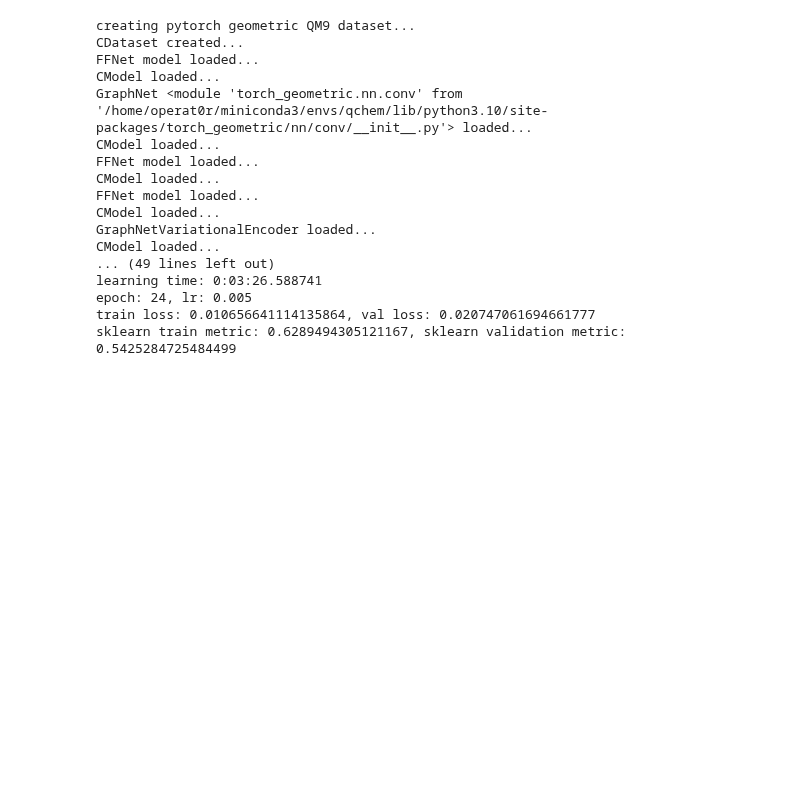
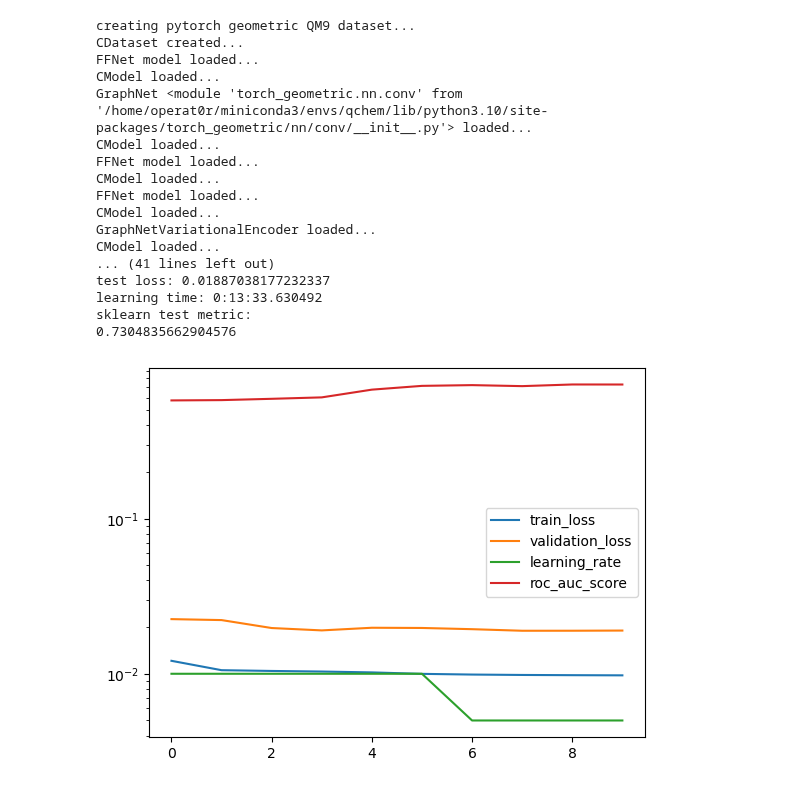
Before and after one commit to icanswim/qchem, a Jupyter notebook: experiment.ipynb, the cells around one changed output. Drawn from its saved outputs; the diff is of its cells as text; code cells hidden in the pictures; blank space fills up the shorter version.

Commit message:
variational graph models working.  experiments working.  push to main.

```diff
--- a/experiment.ipynb
+++ b/experiment.ipynb
@@ -194,5 +276,5 @@ l = Learn([PGDS], GraphNet, Selector,
 # %%
-#example graph variational autoencoder with adversarially regulation and GCNConv encoder
+#example graph variational autoencoder without adversarial regulation and GCNConv encoder
 
 model_params = {'in_channels': 11,
                 'hidden': 32,
@@ -208,7 +290,7 @@ ds_params = {'train_params': {'dataset': 'QM9',
                                             'transform': None}}}
 
 metrics_params = {'report_interval': 10,
-                  'log_plot': False,
+                  'log_plot': True,
                   'sk_metric_name': 'roc_auc_score',
                   'sk_params': {'average': 'macro',
                                 'multi_class': 'ovr'}}
@@ -221,35 +303,36 @@ crit_params = {'adversarial': False,
 
 sample_params = {'set_seed': 88,
                  'splits': (.7, .15),
                  'subset': False}
 
 sched_params = {'factor': .5,
                 'patience': 2,
                 'cooldown': 1,
                 'min_lr': .005}
 
 
 l = Learn([PGDS], GraphNetVariationalEncoder, Selector,
           Optimizer=Adam, Scheduler=ReduceLROnPlateau, Criterion=EncoderLoss, DataLoader=DataLoader,
           model_params=model_params, ds_params=ds_params, sample_params=sample_params,
           opt_params=opt_params, sched_params=sched_params, crit_params=crit_params,
           metrics_params=metrics_params,
           squeeze_y_pred=False, batch_size=128, epochs=10)
 # %% [output]
 creating pytorch geometric QM9 dataset...
 CDataset created...
 FFNet model loaded...
 CModel loaded...
 GraphNet <module 'torch_geometric.nn.conv' from '/home/operat0r/miniconda3/envs/qchem/lib/python3.10/site-packages/torch_geometric/nn/conv/__init__.py'> loaded...
 CModel loaded...
 FFNet model loaded...
 CModel loaded...
 FFNet model loaded...
 CModel loaded...
 GraphNetVariationalEncoder loaded...
 CModel loaded...
-... (49 lines left out)
-learning time: 0:03:26.588741
-epoch: 24, lr: 0.005
-train loss: 0.010656641114135864, val loss: 0.020747061694661777
-sklearn train metric: 0.6289494305121167, sklearn validation metric: 0.5425284725484499
+... (41 lines left out)
+test loss: 0.01887038177232337
+learning time: 0:13:33.630492
+sklearn test metric:
+0.7304835662904576
+[figure, added]
```
Also changed, not shown: parts of 14 cells of this notebook, 1 other file.
